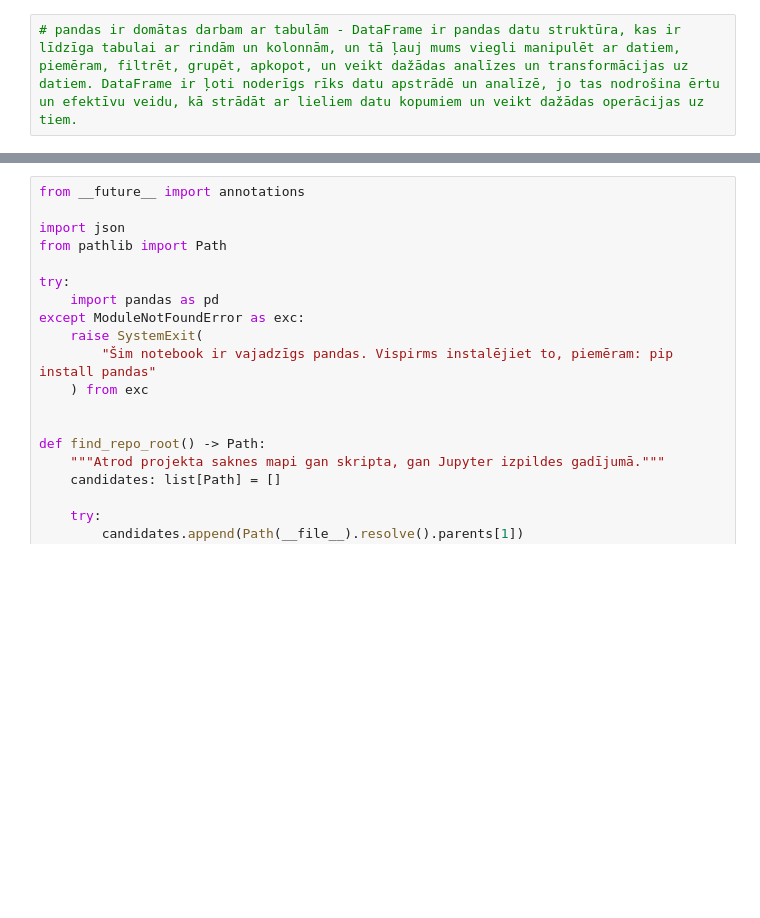
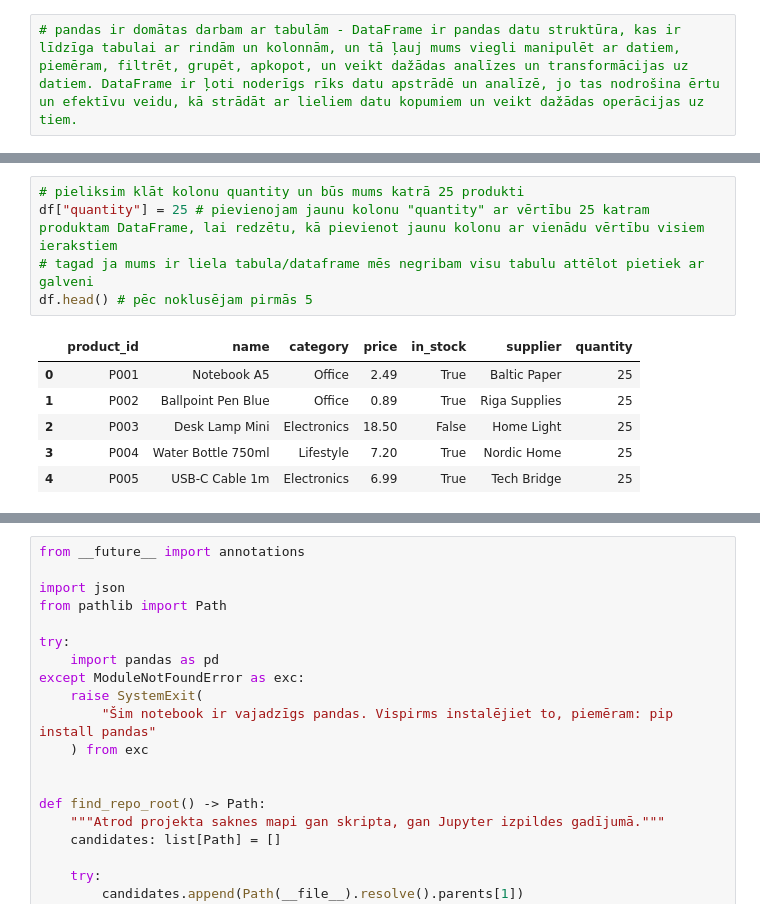
Before and after one commit to ValRCS/RTU_Python_CSP, a Jupyter notebook: notebooks/day3_json_csv_pandas_lv.ipynb, the cells around one changed output, grey strips where cells are left out. Drawn from its saved outputs; the diff is of its cells as text; blank space fills up the shorter version.

```diff
--- a/notebooks/day3_json_csv_pandas_lv.ipynb
+++ b/notebooks/day3_json_csv_pandas_lv.ipynb
@@ -380,0 +447,12 @@ Requirement already satisfied: six>=1.5 in d:\Github\RTU_Python_CSP\.venv\Lib\si
+# %%
+# pieliksim klāt kolonu quantity un būs mums katrā 25 produkti
+df["quantity"] = 25 # pievienojam jaunu kolonu "quantity" ar vērtību 25 katram produktam DataFrame, lai redzētu, kā pievienot jaunu kolonu ar vienādu vērtību visiem ierakstiem
+# tagad ja mums ir liela tabula/dataframe mēs negribam visu tabulu attēlot pietiek ar galveni
+df.head() # pēc noklusējam pirmās 5
+# %% [output]
+|  | product_id | name | category | price | in_stock | supplier | quantity |
+| 0 | P001 | Notebook A5 | Office | 2.49 | True | Baltic Paper | 25 |
+| 1 | P002 | Ballpoint Pen Blue | Office | 0.89 | True | Riga Supplies | 25 |
+| 2 | P003 | Desk Lamp Mini | Electronics | 18.50 | False | Home Light | 25 |
+| 3 | P004 | Water Bottle 750ml | Lifestyle | 7.20 | True | Nordic Home | 25 |
+| 4 | P005 | USB-C Cable 1m | Electronics | 6.99 | True | Tech Bridge | 25 |
```
Also changed, not shown: parts of 14 cells of this notebook.
